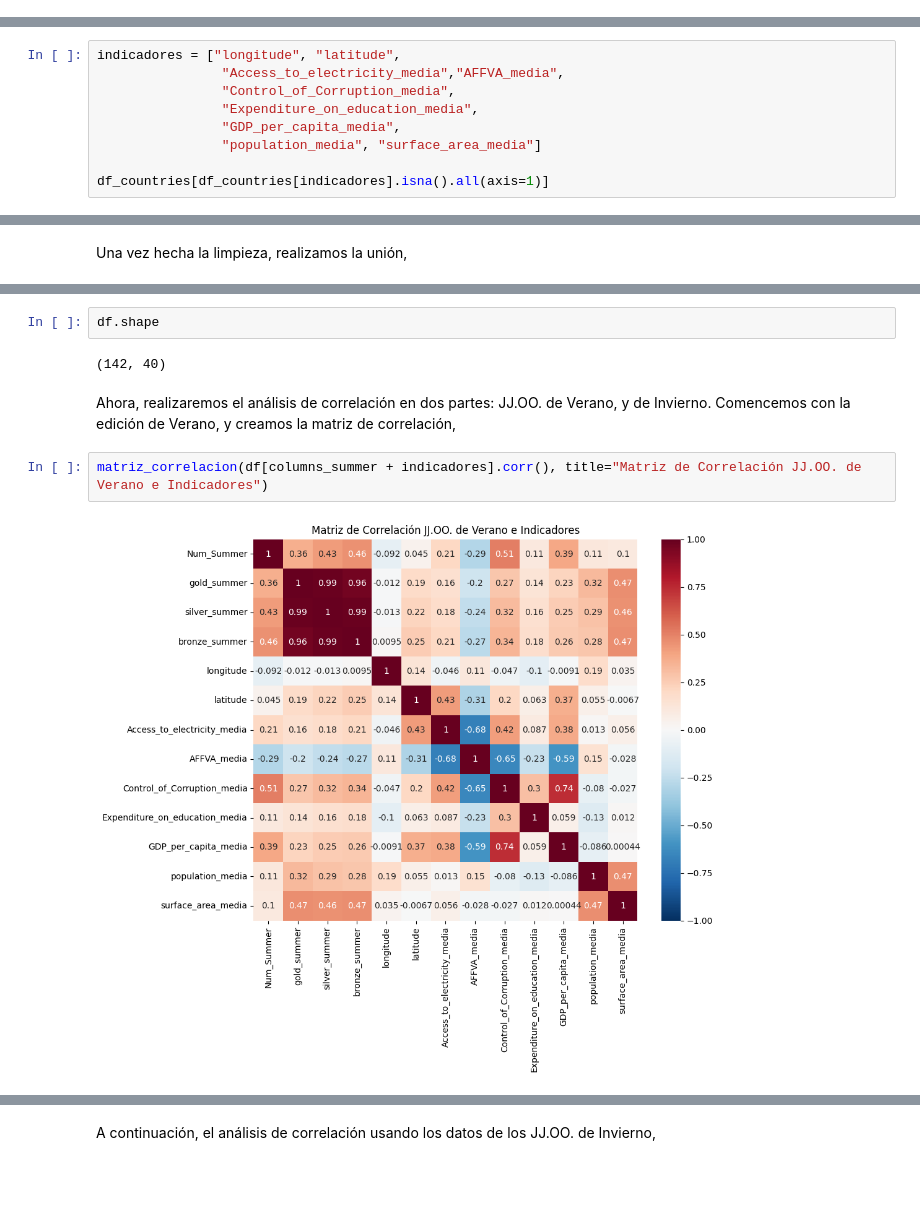
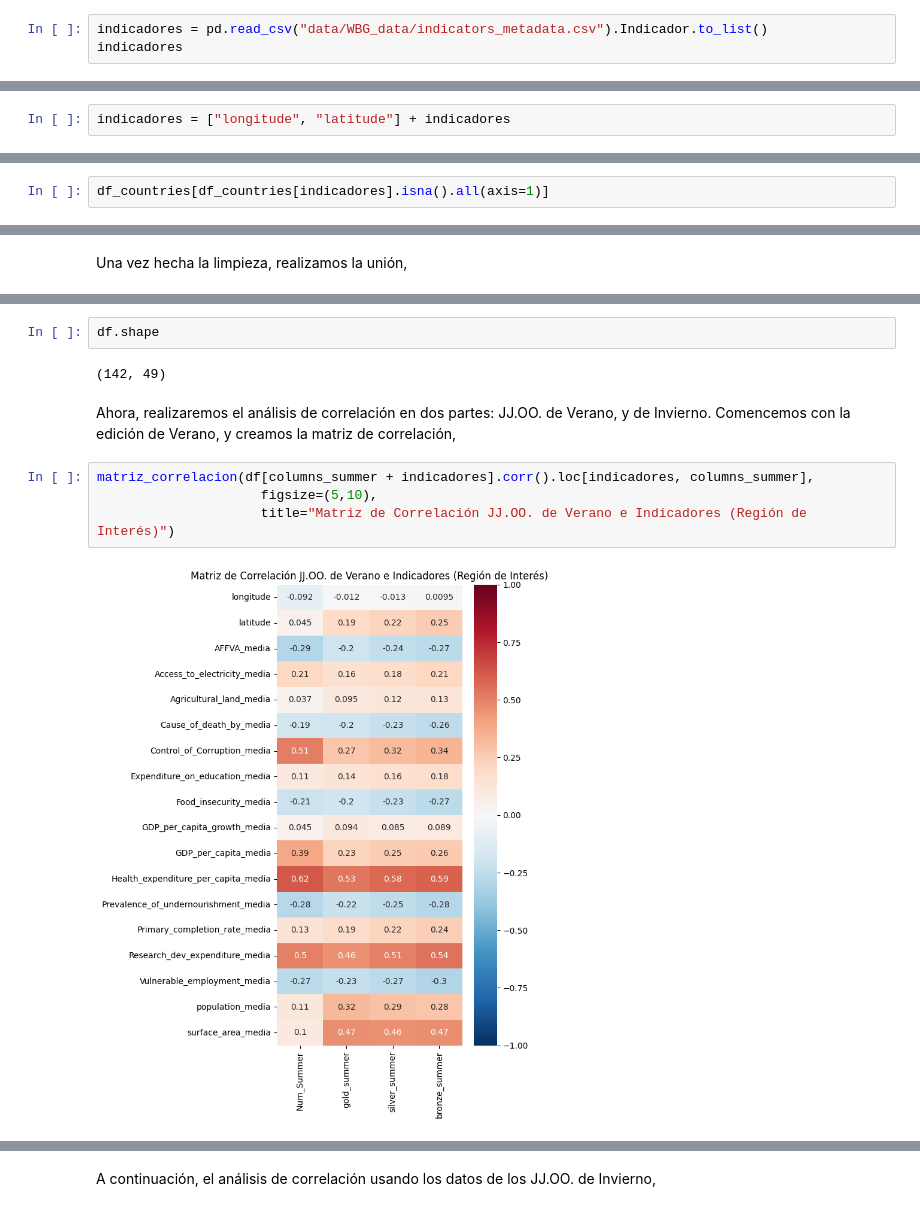
Before and after one commit to leodan52/OlympicMedalsByCountry, a Jupyter notebook: 01-Analisis_estadistico_descriptivo.ipynb, the cells around one changed output, grey strips where cells are left out. Saved outputs shown, nothing was run; the diff lists cells and outputs as text; blank space fills up the shorter version.

Commit message:
Se agregaron más indicadores, y se creó un archivo con los metadatos de cada indicador

```diff
--- a/01-Analisis_estadistico_descriptivo.ipynb
+++ b/01-Analisis_estadistico_descriptivo.ipynb
@@ -496,0 +533,3 @@ df_countries.head()
+# %%
+indicadores = pd.read_csv("data/WBG_data/indicators_metadata.csv").Indicador.to_list()
+indicadores
@@ -497,3 +555,5 @@ df_countries.head()
+# %%
+indicadores = ["longitude", "latitude"] + indicadores
 # %% [markdown]
 Lo que haremos a continuación es unir `df_medallas` y `df_countries` en uno solo que llamaremos simplemente `df`. La unión será un Left Join, dado el orden dado anteriormente, para mantener todos los registros primer dataframe. La unión se hará usando la columna que haga referencia el código ISO 3166-1 alpha-3, por lo que es necesario borrar los registros en ambos dataframes donde ese dato sea nulo,
 # %%
@@ -502,13 +562,6 @@ df_countries = df_countries.dropna(subset="ISO_code")
 # %% [markdown]
 Adicionalmente, queremos quedarnos únicamente con los registros en `df_countries` que tengan al menos uno de los indicadores no nulo. Los registros a eliminar serán,
 # %%
-indicadores = ["longitude", "latitude",
-				"Access_to_electricity_media","AFFVA_media",
-				"Control_of_Corruption_media",
-				"Expenditure_on_education_media",
-				"GDP_per_capita_media",
-				"population_media", "surface_area_media"]
-
 df_countries[df_countries[indicadores].isna().all(axis=1)]
 # %% [output]
 |  | nombre | ISO_code | COI | FIFA | Continente | Short_Name | Table_Name | Long_Name | 2-alpha_code | ... |
@@ -548,10 +601,12 @@ df.head()
 # %%
 df.shape
 # %% [output]
-(142, 40)
+(142, 49)
 # %% [markdown]
 Ahora, realizaremos el análisis de correlación en dos partes: JJ.OO. de Verano, y de Invierno. Comencemos con la edición de Verano, y creamos la matriz de correlación,
 # %%
-matriz_correlacion(df[columns_summer + indicadores].corr(), title="Matriz de Correlación JJ.OO. de Verano e Indicadores")
+matriz_correlacion(df[columns_summer + indicadores].corr().loc[indicadores, columns_summer],
+					 figsize=(5,10),
+					 title="Matriz de Correlación JJ.OO. de Verano e Indicadores (Región de Interés)")
 # %% [output]
-[figure, old version]
+[figure, new version]
```
Also changed, not shown: parts of 14 cells of this notebook, 6 other files.
